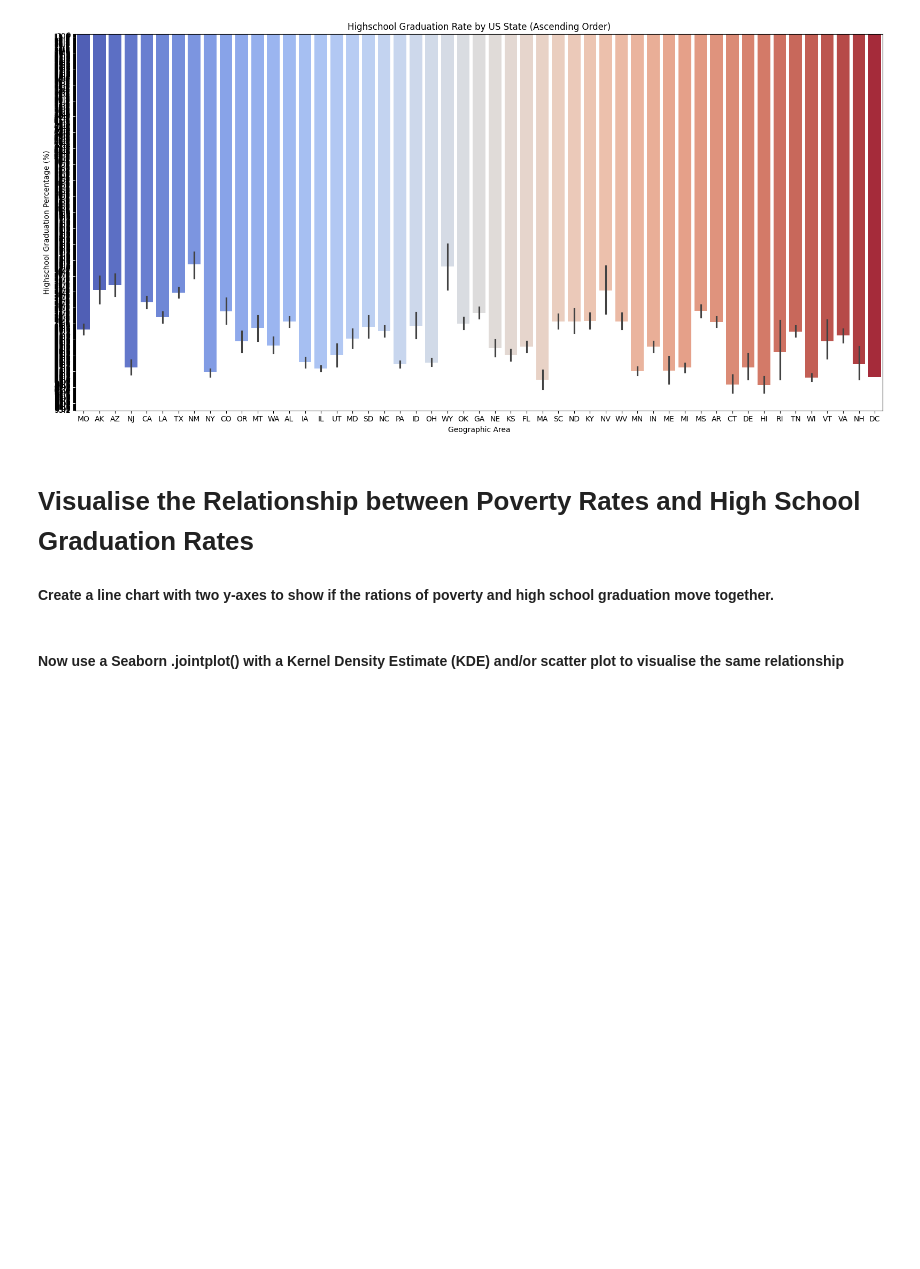
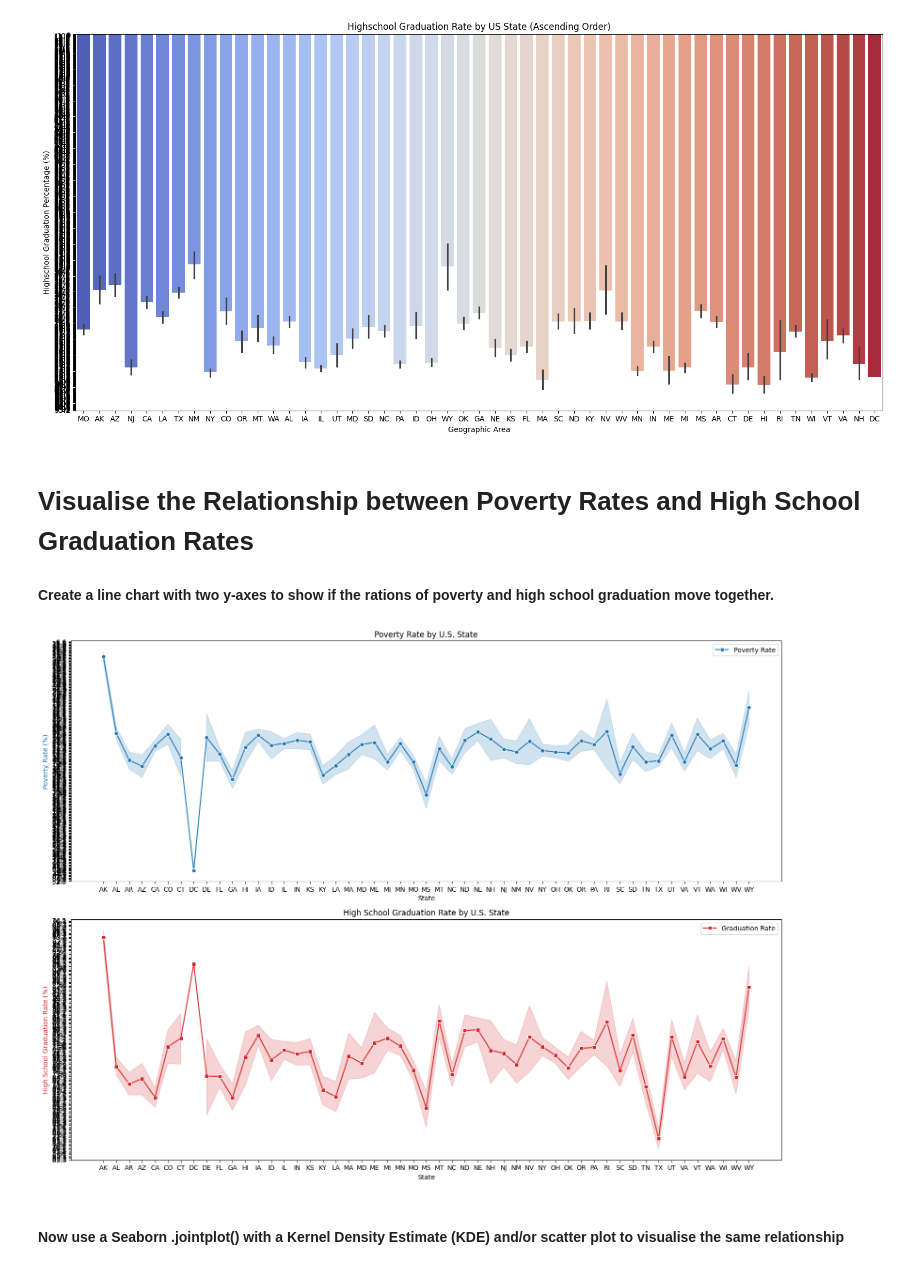
Before and after one commit to mericengin/deaths-involving-police-USA, a Jupyter notebook: notebooks/Fatal_Force_(start).ipynb, the cells around one changed output. Saved outputs shown, nothing was run; the diff lists cells and outputs as text; code cells hidden in the pictures; blank space fills up the shorter version.

Commit message:
feat: :sparkles: Created a line chart showing the relationship between poverty rates and high school graduation rates

```diff
--- a/notebooks/Fatal_Force_(start).ipynb
+++ b/notebooks/Fatal_Force_(start).ipynb
@@ -252,6 +252,31 @@ Passing `palette` without assigning `hue` is deprecated and will be removed in v
 # Visualise the Relationship between Poverty Rates and High School Graduation Rates
 
 #### Create a line chart with two y-axes to show if the rations of poverty and high school graduation move together.
+# %%
+df_pct_poverty_geo_sorted = df_pct_poverty.sort_values(by='Geographic Area')
+df_pct_completed_hs_geo_sorted = df_pct_completed_hs.sort_values(by='Geographic Area')
+# %%
+fig, (ax1, ax2) = plt.subplots(2, 1, figsize=(16, 12))
+
+# Plot Poverty Rate on the first subplot (ax1)
+sns.lineplot(data=df_pct_poverty_geo_sorted, x='Geographic Area', y='poverty_rate', ax=ax1, color='tab:blue', marker='o', label='Poverty Rate')
+ax1.set_title('Poverty Rate by U.S. State')
+ax1.set_xlabel('State')
+ax1.set_ylabel('Poverty Rate (%)', color='tab:blue')
+
+# Plot High School Graduation Rate on the second subplot (ax2)
+sns.lineplot(data=df_pct_completed_hs_geo_sorted, x='Geographic Area', y='percent_completed_hs', ax=ax2, color='tab:red', marker='s', label='Graduation Rate')
+ax2.set_title('High School Graduation Rate by U.S. State')
+ax2.set_xlabel('State')
+ax2.set_ylabel('High School Graduation Rate (%)', color='tab:red')
+
+# Adjust layout for better fit
+plt.tight_layout()
+
+# Show the plots
+plt.show()
+# %% [output]
+[figure, added]
 # %% [markdown]
 #### Now use a Seaborn .jointplot() with a Kernel Density Estimate (KDE) and/or scatter plot to visualise the same relationship
 # %% [markdown]
```
